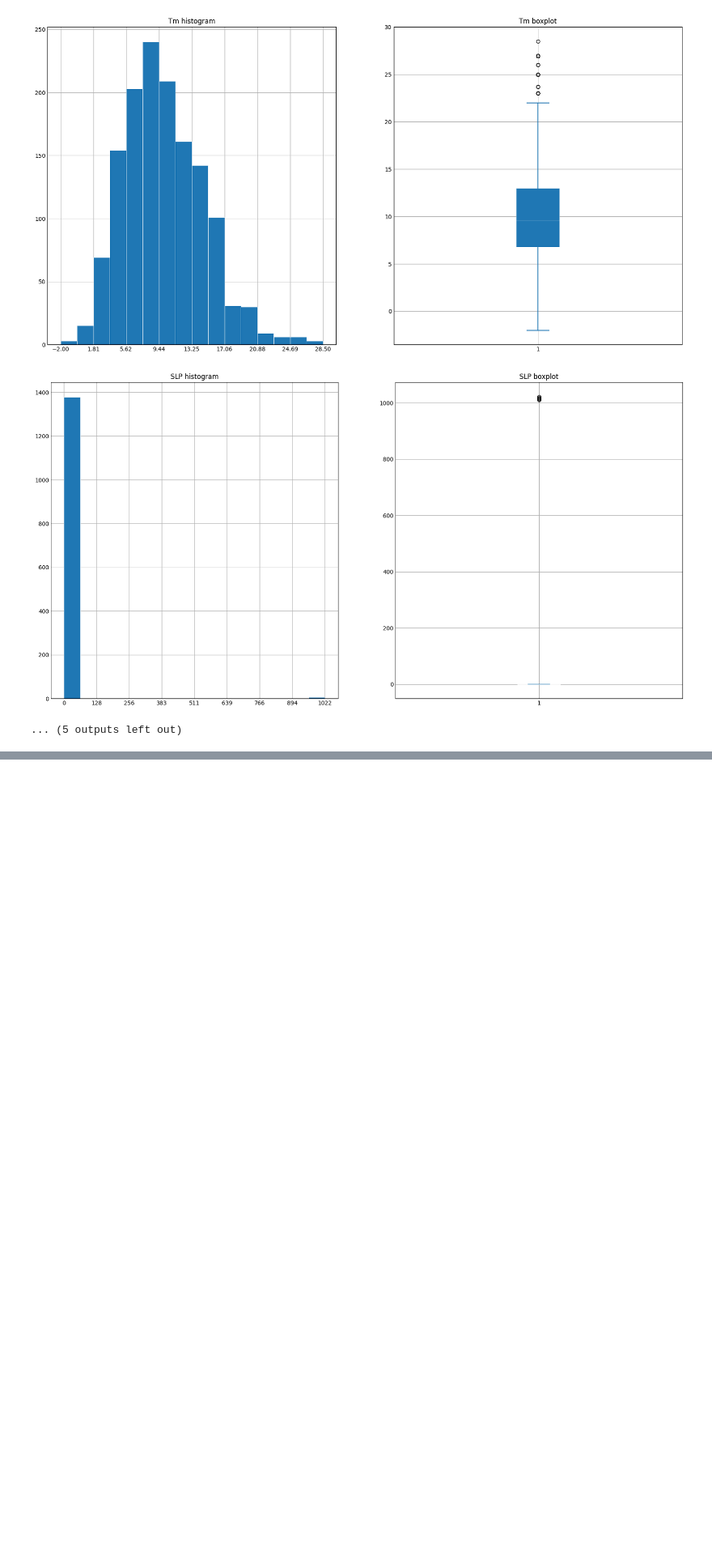
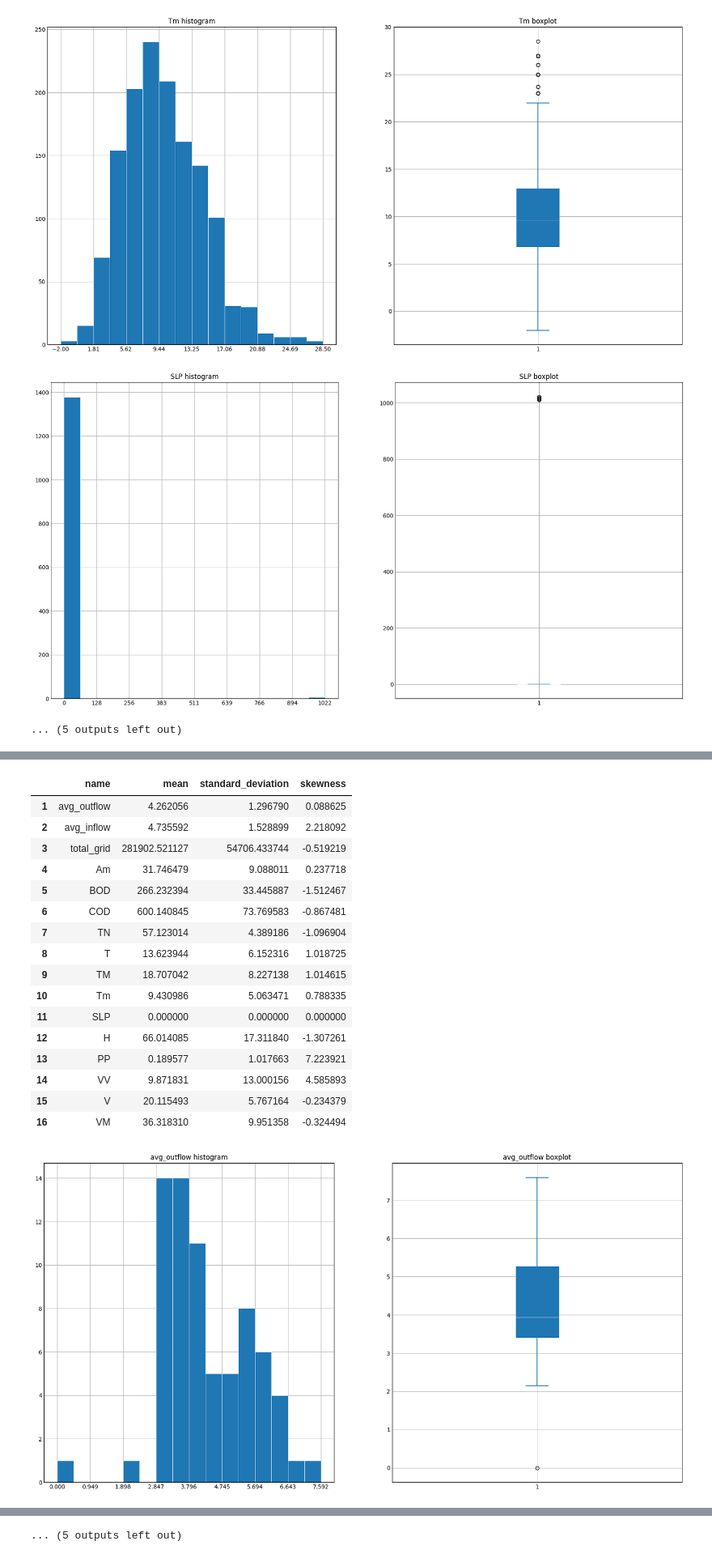
Before and after one commit to Krumpu/Homework_ICA, a Jupyter notebook: HW_1_ICA.ipynb, the cells around one changed output, grey strips where cells are left out. Shown at 81% size. Saved outputs shown, nothing was run; the diff lists cells and outputs as text; code cells hidden in the pictures; blank space fills up the shorter version.

Commit message:
Classes e Analise condicional

```diff
--- a/HW_1_ICA.ipynb
+++ b/HW_1_ICA.ipynb
@@ -123,0 +188,41 @@ plt.show()
+# %%
+# Tipo1
+Analise_condicional1 = pd.DataFrame(columns=['name', 'mean', 'standard_deviation', 'skewness'])
+
+for i, predictor in enumerate(tipo1.columns):
+    Analise_condicional1.loc[i] = [predictor, tipo1[predictor].mean(), tipo1[predictor].std(), tipo1[predictor].skew()]
+
+    fig, axs = plt.subplots(1, 2, figsize=(16,8))
+
+    _, bins, _ = axs[0].hist(tipo1[predictor], bins=16, linewidth=0.5, edgecolor='white')
+    axs[0].set(xticks=bins[::2], title=f'{predictor} histogram')
+    axs[1].boxplot(tipo1[predictor], patch_artist=True,
+                medianprops={"color": "white", "linewidth": 0.5},
+                boxprops={"facecolor": "C0", "edgecolor": "white",
+                          "linewidth": 0.5},
+                whiskerprops={"color": "C0", "linewidth": 1.5},
+                capprops={"color": "C0", "linewidth": 1.5})
+    axs[1].set(title=f'{predictor} boxplot')
+
+# For index starting at 1
+Analise_condicional1.index = Analise_condicional1.index + 1
+Analise_condicional1
+# %% [output]
+|  | name | mean | standard_deviation | skewness |
+| 1 | avg_outflow | 4.262056 | 1.296790 | 0.088625 |
+| 2 | avg_inflow | 4.735592 | 1.528899 | 2.218092 |
+| 3 | total_grid | 281902.521127 | 54706.433744 | -0.519219 |
+| 4 | Am | 31.746479 | 9.088011 | 0.237718 |
+| 5 | BOD | 266.232394 | 33.445887 | -1.512467 |
+| 6 | COD | 600.140845 | 73.769583 | -0.867481 |
+| 7 | TN | 57.123014 | 4.389186 | -1.096904 |
+| 8 | T | 13.623944 | 6.152316 | 1.018725 |
+| 9 | TM | 18.707042 | 8.227138 | 1.014615 |
+| 10 | Tm | 9.430986 | 5.063471 | 0.788335 |
+| 11 | SLP | 0.000000 | 0.000000 | 0.000000 |
+| 12 | H | 66.014085 | 17.311840 | -1.307261 |
+| 13 | PP | 0.189577 | 1.017663 | 7.223921 |
+| 14 | VV | 9.871831 | 13.000156 | 4.585893 |
+| 15 | V | 20.115493 | 5.767164 | -0.234379 |
+| 16 | VM | 36.318310 | 9.951358 | -0.324494 |
+[figure, added]
@@ -123,0 +239 @@ plt.show()
+... (5 outputs left out)
```
Also changed, not shown: parts of 5 cells of this notebook.
